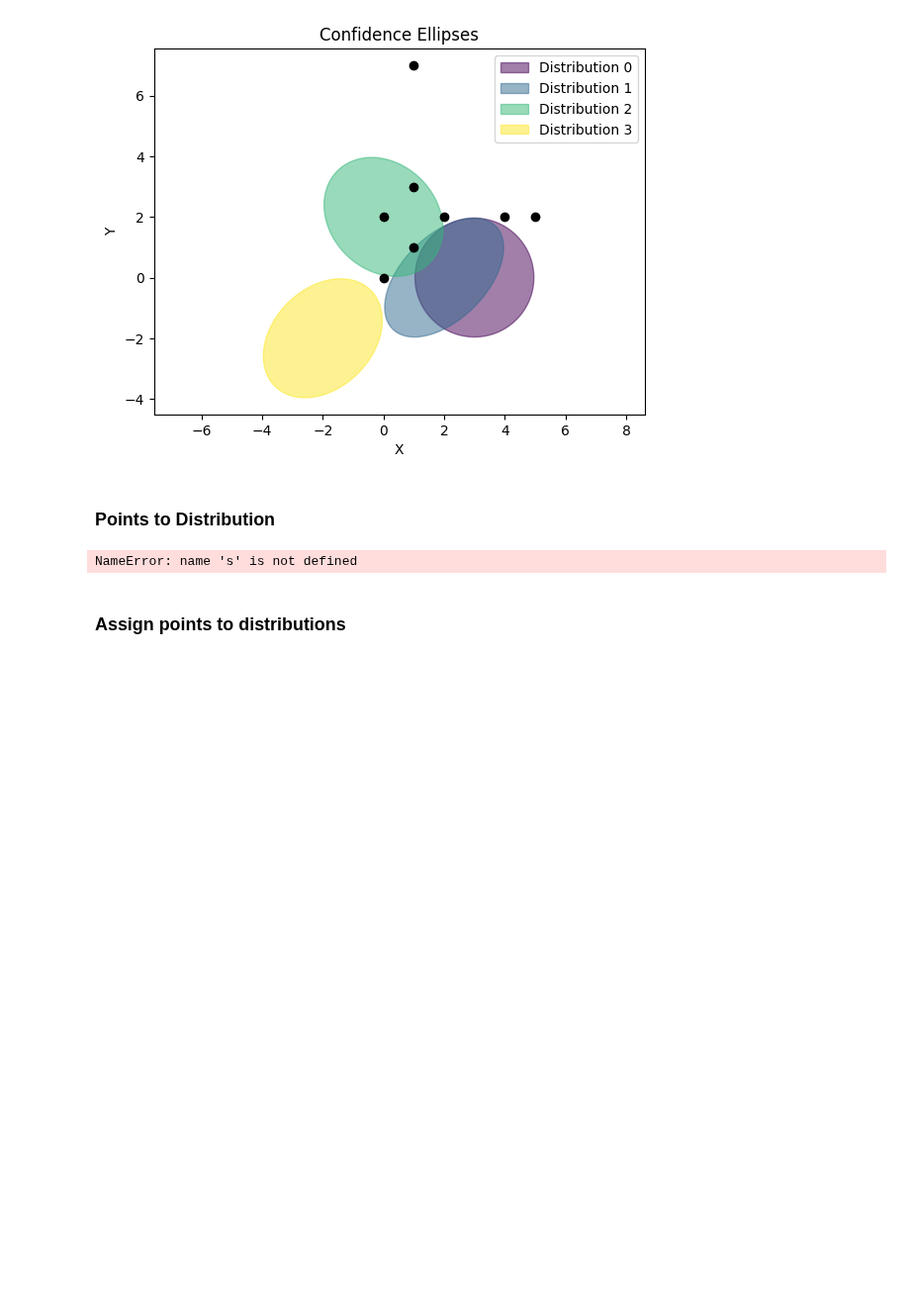
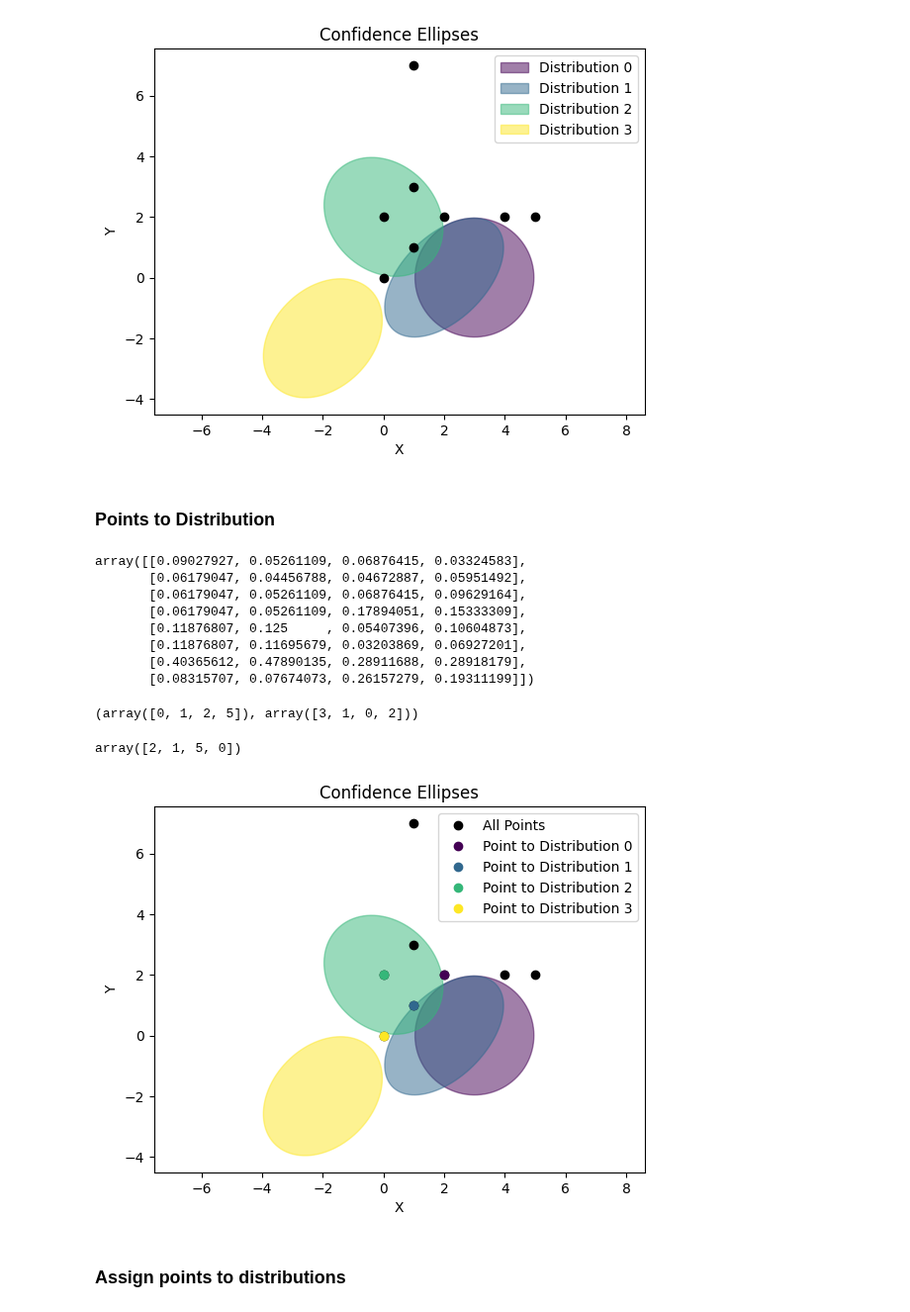
Before and after one commit to alessandrosantospirito/jupyterlite, a Jupyter notebook: content/pytroch/00 - Gaussian Calculus.ipynb, the cells around one changed output. Shown at 99% size. Saved outputs shown, nothing was run; the diff lists cells and outputs as text; code cells hidden in the pictures; blank space fills up the shorter version.

Commit message:
Got the points to dist. written in code and I am right before clean up

```diff
--- a/content/pytroch/00 - Gaussian Calculus.ipynb
+++ b/content/pytroch/00 - Gaussian Calculus.ipynb
@@ -61,6 +62,22 @@ def plot_distributions_with_points(distributions, points, n_std=1.96):
     ax.plot(points[:, 0], points[:, 1], 'ko')
 
     return plt
+
+def plot_distributions_with_colored_points(distributions, points, points_to_distribution, n_std=1.96):
+    fig, ax = plot_confidence_ellipses(distributions, n_std)
+
+    # Plot all points in a default color (black)
+    ax.plot(points[:, 0], points[:, 1], 'ko', label='All Points')
+
+    # Use the same colormap to get consistent colors
+    cmap = plt.get_cmap('viridis')
+    colors = cmap(np.linspace(0, 1, len(distributions)))
+
+    for dist_idx, point_idx in enumerate(points_to_distribution):
+        ax.plot(points[point_idx, 0], points[point_idx, 1], 'o', color=colors[dist_idx], label=f'Point to Distribution {dist_idx}')
+
+    ax.legend()
+    return plt, ax
 # %% [markdown]
 ### Code
 # %%
@@ -128,6 +180,7 @@ points = np.array([
     [5, 2]
 ])
 
+
 likelihoods = calc_likelihoods_for_distributions_and_points(distributions, points)
 sorted_indices = np.argsort(likelihoods, axis=0)
 ranks = np.zeros_like(likelihoods, dtype=int)
@@ -146,25 +199,47 @@ extended_likelihood_entries = np.zeros((s+1, n_cols + 1))
 
 mask  = np.array((n_rows - ranks) <= n_cols)
 
-indices = np.column_stack((mask_int.flatten(), cumsum_array.flatten()))
+# indices = np.column_stack((mask_int.flatten(), cumsum_array.flatten()))
 points_to_consider = np.where(np.any(mask, axis=1))[0]
 filtered_points = points[points_to_consider]
 
-likelihoods = calc_likelihoods_for_distributions_and_points(distributions, filtered_points)
-flat_likelihoods = likelihoods.flatten()
+likelihood_entries = calc_likelihoods_for_distributions_and_points(distributions, filtered_points)
+# flat_likelihoods = likelihoods.flatten()
 
-extended_likelihood_entries[indices[:, 1], indices[:, 0]] = flat_likelihoods
-likelihood_entries = extended_likelihood_entries[1:, 1:]
+# extended_likelihood_entries[indices[:, 1], indices[:, 0]] = flat_likelihoods
+# likelihood_entries = extended_likelihood_entries[1:, 1:]
 
 percentage_of_likelihood = np.log(likelihood_entries)/ np.sum(np.log(likelihood_entries), axis=0)
 percentage_of_likelihood
 # %% [output]
-NameError: name 's' is not defined
+array([[0.09027927, 0.05261109, 0.06876415, 0.03324583],
+       [0.06179047, 0.04456788, 0.04672887, 0.05951492],
+       [0.06179047, 0.05261109, 0.06876415, 0.09629164],
+       [0.06179047, 0.05261109, 0.17894051, 0.15333309],
+       [0.11876807, 0.125     , 0.05407396, 0.10604873],
+       [0.11876807, 0.11695679, 0.03203869, 0.06927201],
+       [0.40365612, 0.47890135, 0.28911688, 0.28918179],
+       [0.08315707, 0.07674073, 0.26157279, 0.19311199]])
 # %%
 cost_matrix = np.log(percentage_of_likelihood)
 row_ind, col_ind = linear_sum_assignment(cost_matrix)
 
-assignments = list(zip(row_ind, col_ind))
+row_ind, col_ind
+# %% [output]
+(array([0, 1, 2, 5]), array([3, 1, 0, 2]))
+# %%
+max_index = max(col_ind) + 1  # Assuming indices start from 0.
+points_to_distributions = np.empty(max_index, dtype=row_ind.dtype)
+
+points_to_distributions[col_ind] = row_ind
+points_to_distributions
+# %% [output]
+array([2, 1, 5, 0])
+# %%
+plt, ax = plot_distributions_with_colored_points(distributions, points, points_to_distributions, n_std=1.96)
+plt.show()
+# %% [output]
+[figure, added]
 # %% [markdown]
 ### Assign points to distributions
 # %% [markdown]
```
Also changed, not shown: parts of 3 cells of this notebook.
